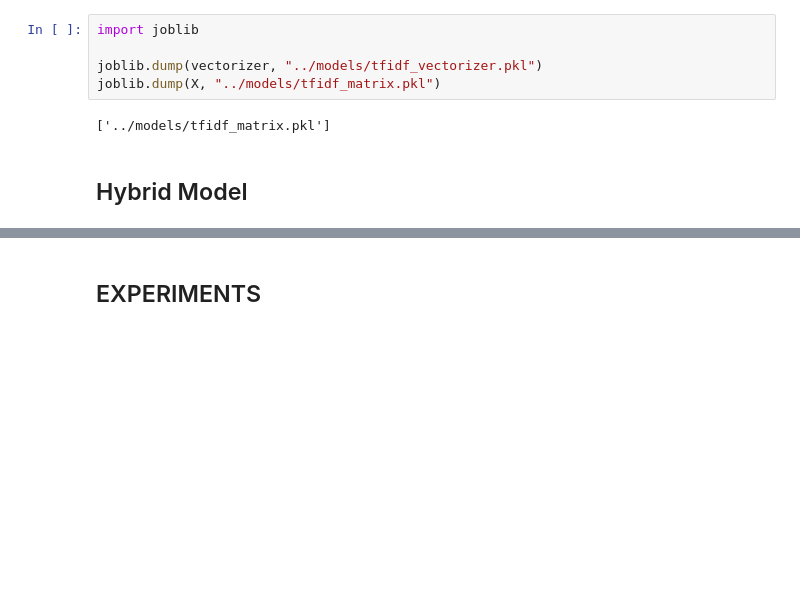
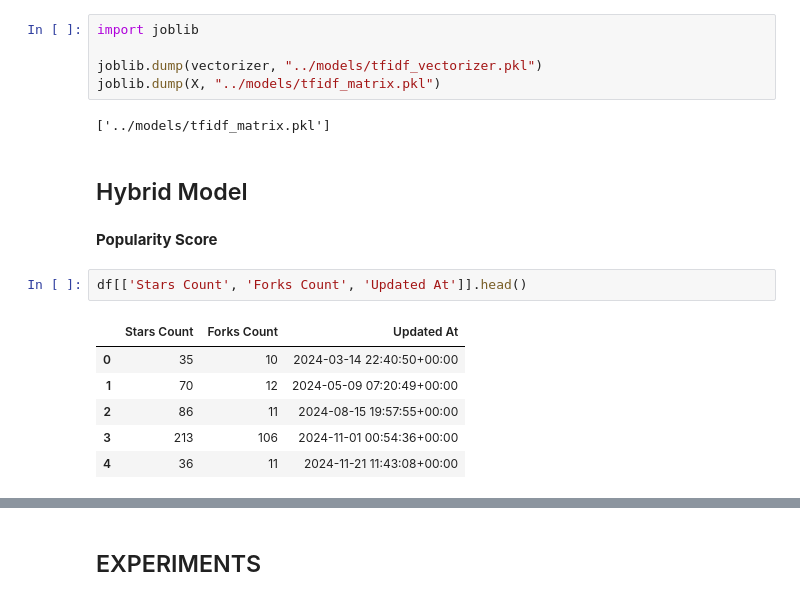
Before and after one commit to Vedid11/OpenSourceCompass, a Jupyter notebook: notebooks/model_training.ipynb, the cells around one changed output, grey strips where cells are left out. Saved outputs shown, nothing was run; the diff lists cells and outputs as text; blank space fills up the shorter version.

```diff
--- a/notebooks/model_training.ipynb
+++ b/notebooks/model_training.ipynb
@@ -251,3 +251,14 @@ joblib.dump(X, "../models/tfidf_matrix.pkl")
 ['../models/tfidf_matrix.pkl']
 # %% [markdown]
 ## Hybrid Model
+# %% [markdown]
+**Popularity Score**
+# %%
+df[['Stars Count', 'Forks Count', 'Updated At']].head()
+# %% [output]
+|  | Stars Count | Forks Count | Updated At |
+| 0 | 35 | 10 | 2024-03-14 22:40:50+00:00 |
+| 1 | 70 | 12 | 2024-05-09 07:20:49+00:00 |
+| 2 | 86 | 11 | 2024-08-15 19:57:55+00:00 |
+| 3 | 213 | 106 | 2024-11-01 00:54:36+00:00 |
+| 4 | 36 | 11 | 2024-11-21 11:43:08+00:00 |
```
Also changed, not shown: parts of 12 cells of this notebook.
